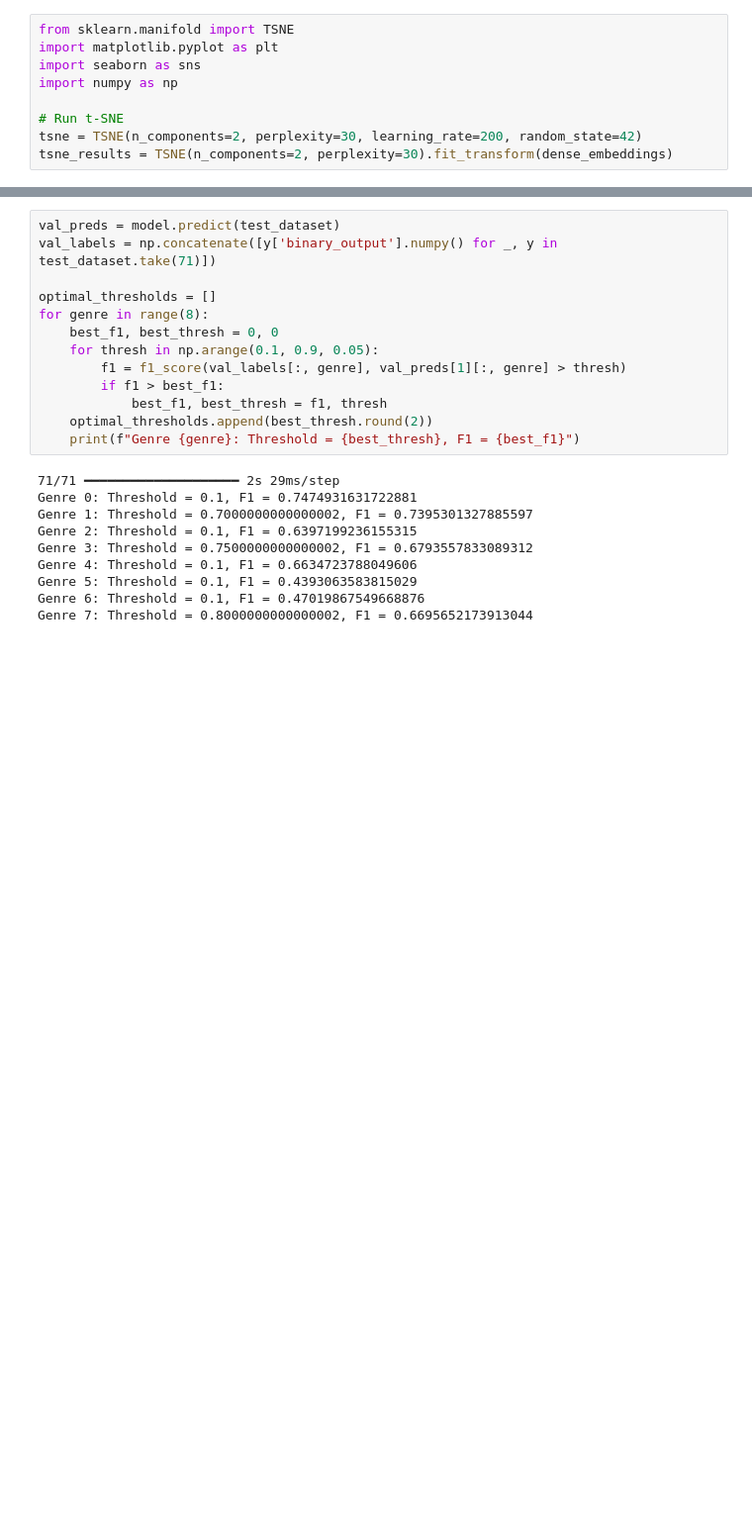
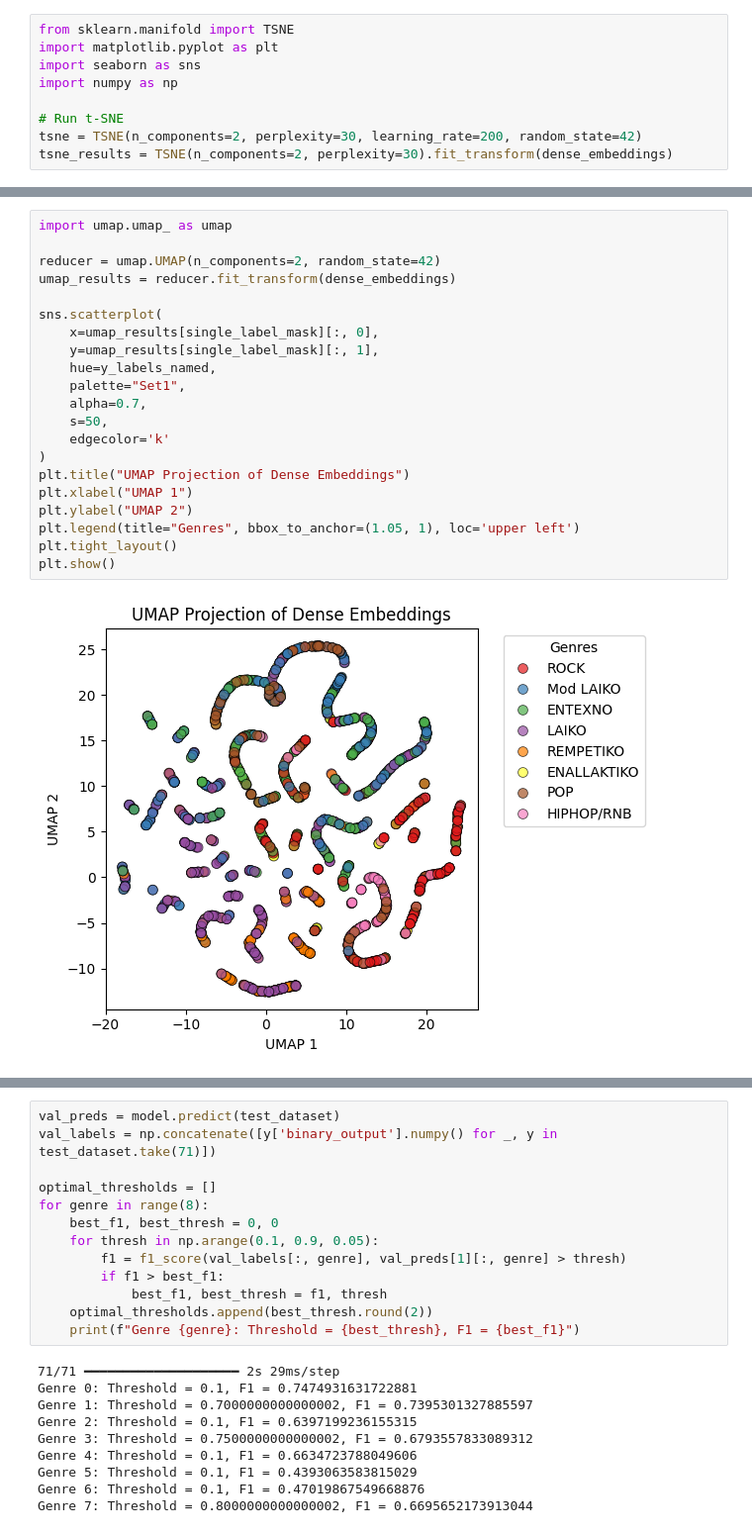
Before and after one commit to Grkritsovas/Multi-label-Greek-music-genre-classification-using-deep-learning, a Jupyter notebook: 4_Hybrid_Model_Aug_spec_EXP.ipynb, the cells around one changed output, grey strips where cells are left out. Shown at 99% size. Drawn from its saved outputs; the diff is of its cells as text; blank space fills up the shorter version.

```diff
--- a/4_Hybrid_Model_Aug_spec_EXP.ipynb
+++ b/4_Hybrid_Model_Aug_spec_EXP.ipynb
@@ -946,0 +836,23 @@ plt.show()
+# %%
+import umap.umap_ as umap
+
+reducer = umap.UMAP(n_components=2, random_state=42)
+umap_results = reducer.fit_transform(dense_embeddings)
+
+sns.scatterplot(
+    x=umap_results[single_label_mask][:, 0],
+    y=umap_results[single_label_mask][:, 1],
+    hue=y_labels_named,
+    palette="Set1",
+    alpha=0.7,
+    s=50,
+    edgecolor='k'
+)
+plt.title("UMAP Projection of Dense Embeddings")
+plt.xlabel("UMAP 1")
+plt.ylabel("UMAP 2")
+plt.legend(title="Genres", bbox_to_anchor=(1.05, 1), loc='upper left')
+plt.tight_layout()
+plt.show()
+# %% [output]
+[figure, added]
```
Also changed, not shown: parts of 40 cells of this notebook, 6 other files.
